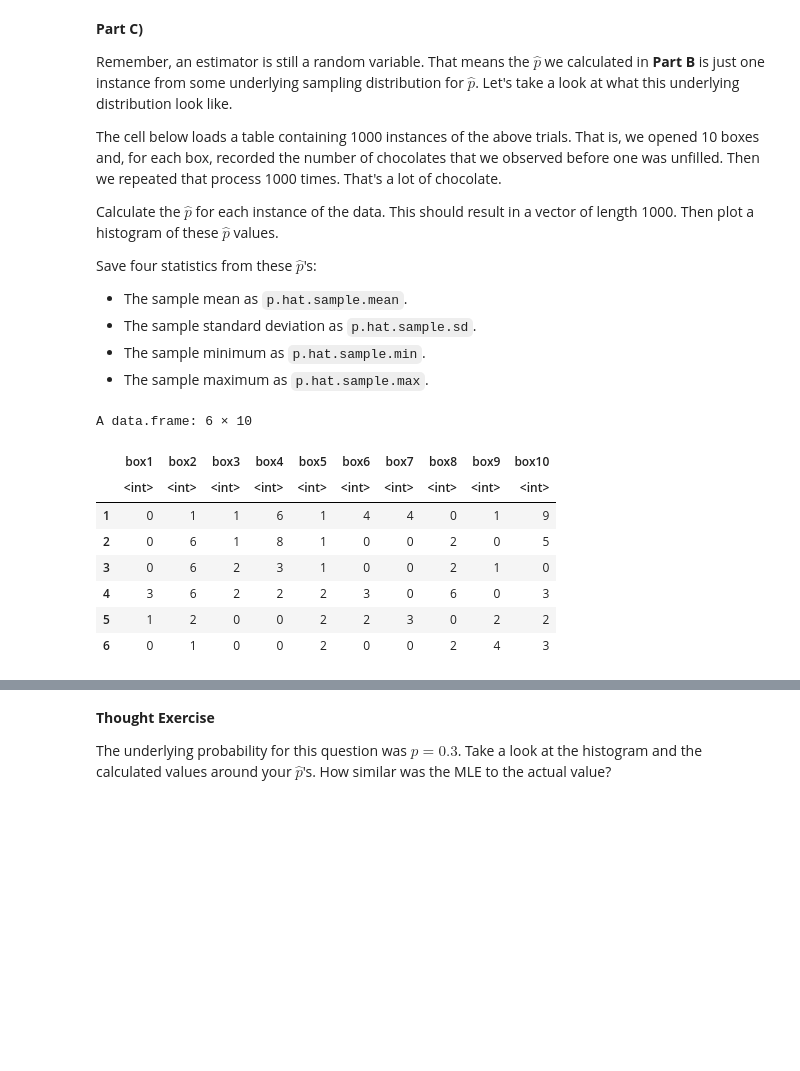
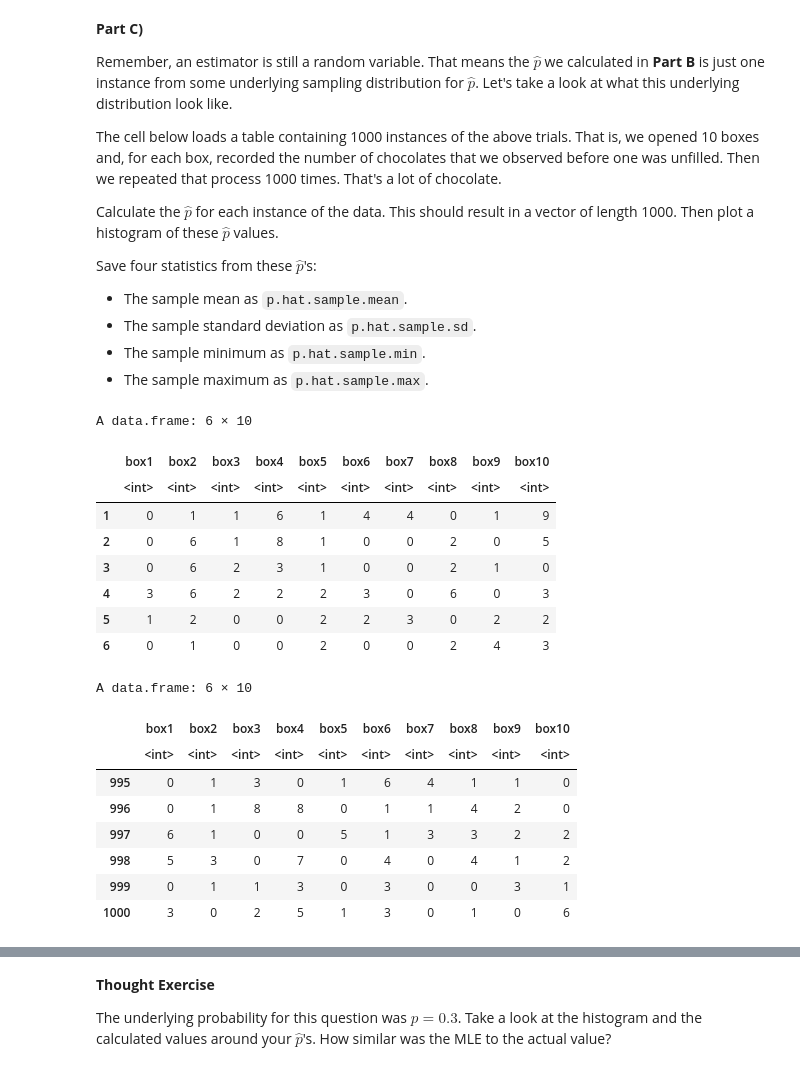
Before and after one commit to gareytwin1/statistical-estimation, a Jupyter notebook: Module2/M2_autograded.ipynb, the cells around one changed output, grey strips where cells are left out. Drawn from its saved outputs; the diff is of its cells as text; code cells hidden in the pictures; blank space fills up the shorter version.

```diff
--- a/Module2/M2_autograded.ipynb
+++ b/Module2/M2_autograded.ipynb
@@ -77,17 +155,27 @@ Save four statistics from these $\hat{p}$'s:
 # %%
 chocolate.data = read.csv("more_chocolate.csv")
 chocolate.data = chocolate.data[-1]
 head(chocolate.data)
+tail(chocolate.data)
 # %% [output]
 A data.frame: 6 × 10
 |  | box1 | box2 | box3 | box4 | box5 | box6 | box7 | box8 | box9 | box10 |
 |  | <int> | <int> | <int> | <int> | <int> | <int> | <int> | <int> | <int> | <int> |
 | 1 | 0 | 1 | 1 | 6 | 1 | 4 | 4 | 0 | 1 | 9 |
 | 2 | 0 | 6 | 1 | 8 | 1 | 0 | 0 | 2 | 0 | 5 |
 | 3 | 0 | 6 | 2 | 3 | 1 | 0 | 0 | 2 | 1 | 0 |
 | 4 | 3 | 6 | 2 | 2 | 2 | 3 | 0 | 6 | 0 | 3 |
 | 5 | 1 | 2 | 0 | 0 | 2 | 2 | 3 | 0 | 2 | 2 |
 | 6 | 0 | 1 | 0 | 0 | 2 | 0 | 0 | 2 | 4 | 3 |
+A data.frame: 6 × 10
+|  | box1 | box2 | box3 | box4 | box5 | box6 | box7 | box8 | box9 | box10 |
+|  | <int> | <int> | <int> | <int> | <int> | <int> | <int> | <int> | <int> | <int> |
+| 995 | 0 | 1 | 3 | 0 | 1 | 6 | 4 | 1 | 1 | 0 |
+| 996 | 0 | 1 | 8 | 8 | 0 | 1 | 1 | 4 | 2 | 0 |
+| 997 | 6 | 1 | 0 | 0 | 5 | 1 | 3 | 3 | 2 | 2 |
+| 998 | 5 | 3 | 0 | 7 | 0 | 4 | 0 | 4 | 1 | 2 |
+| 999 | 0 | 1 | 1 | 3 | 0 | 3 | 0 | 0 | 3 | 1 |
+| 1000 | 3 | 0 | 2 | 5 | 1 | 3 | 0 | 1 | 0 | 6 |
 # %%
 # n = number of boxes per trial
 n <- ncol(chocolate.data)
```
Also changed, not shown: parts of 8 cells of this notebook.
